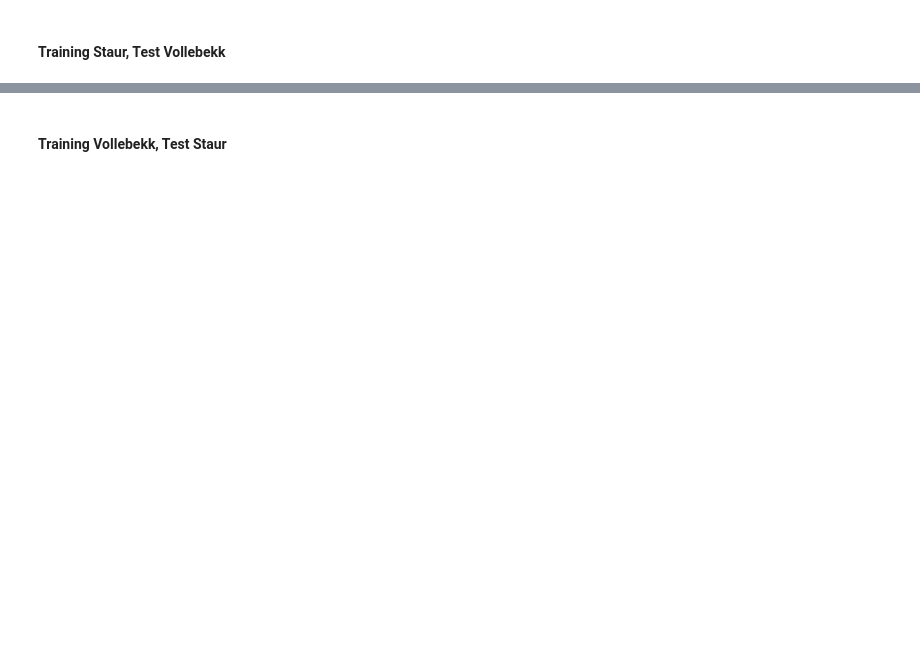
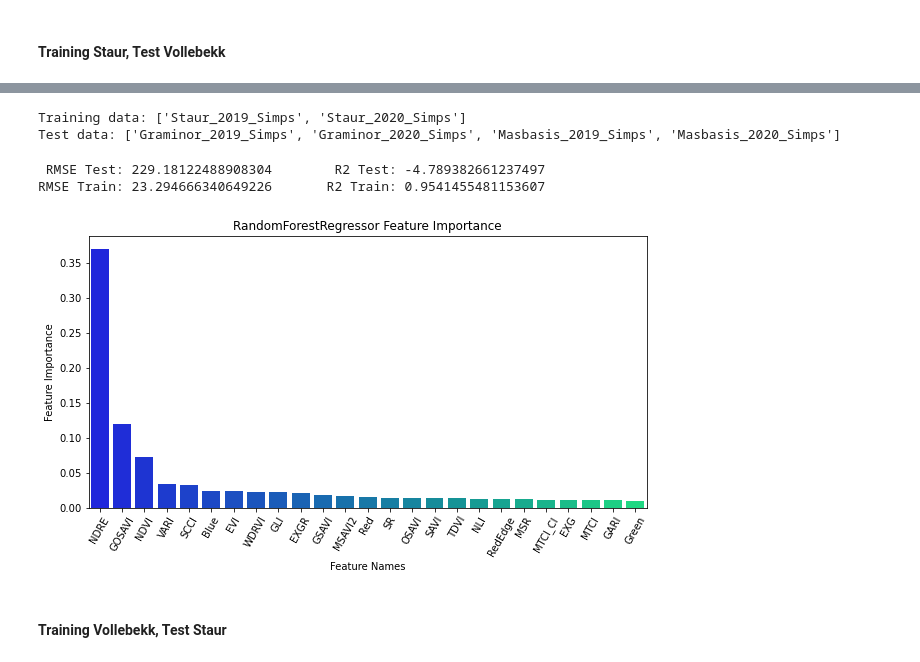
Before and after one commit to fahadijaz/spring_wheat_yield_prediction, a Jupyter notebook: 4. Model Training.ipynb, the cells around one changed output, grey strips where cells are left out. Drawn from its saved outputs; the diff is of its cells as text; code cells hidden in the pictures; blank space fills up the shorter version.

```diff
--- a/4. Model Training.ipynb
+++ b/4. Model Training.ipynb
@@ -973,3 +1162,35 @@ AttributeError: 'bool' object has no attribute 'all'
+# %%
+train_str_list, test_str_list = list_test_train_df(all_df_now,
+                                                   train_field = 'Staur',
+                                                   test_field = 'Vollebekk',
+                                                   year = 'all')
+
+train_df_list = []
+test_df_list = []
+for x in train_str_list:
+    train_df_list.append(locals()[x])
+for x in test_str_list:
+    test_df_list.append(locals()[x])
+
+train_df = pd.concat(train_df_list)
+test_df = pd.concat(test_df_list)
+
+X_train = train_df[training_features]
+y_train = train_df[target_features].values.ravel()
+X_test = test_df[training_features]
+y_test = test_df[target_features].values.ravel()
+
+# Getting scores using cross_val_score
+for model in models:
+    importances = training_regr(model, X_train, y_train, X_test, y_test)
+    if importances is not None:
+        plot_feat_imp(importances, model, training_features, threshold='Top_25', sort_feat=sorted_all)
+# %% [output]
+Training data: ['Staur_2019_Simps', 'Staur_2020_Simps']
+Test data: ['Graminor_2019_Simps', 'Graminor_2020_Simps', 'Masbasis_2019_Simps', 'Masbasis_2020_Simps']
+ RMSE Test: 229.18122488908304        R2 Test: -4.789382661237497
+RMSE Train: 23.294666340649226       R2 Train: 0.9541455481153607
+[figure, added]
 # %% [markdown]
 #### Training Vollebekk, Test Staur
 # %%
```
Also changed, not shown: parts of 84 cells of this notebook, 36 other files.
